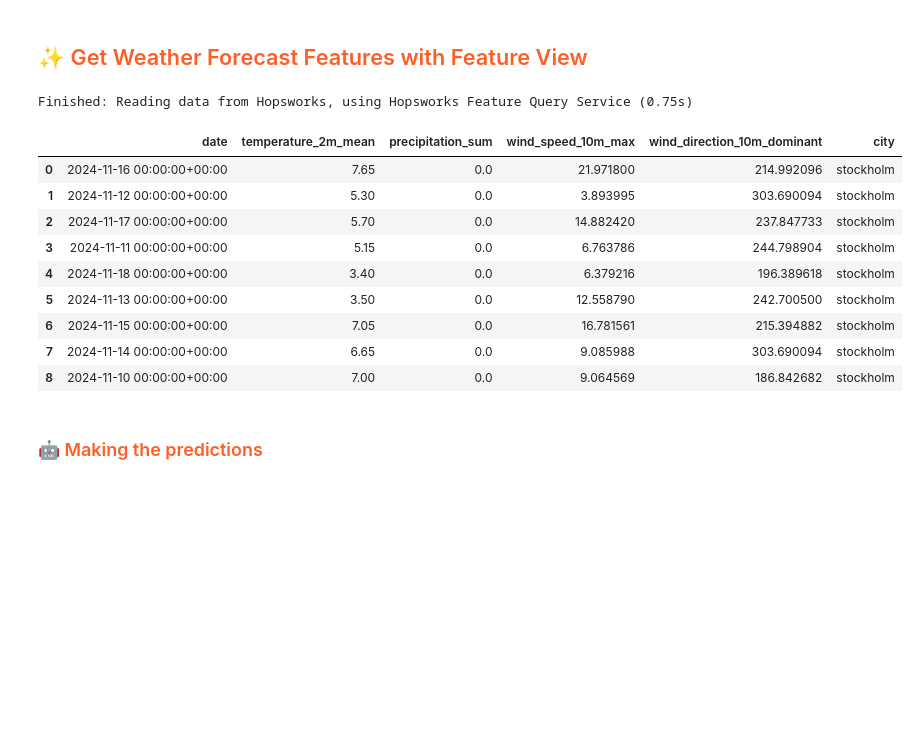
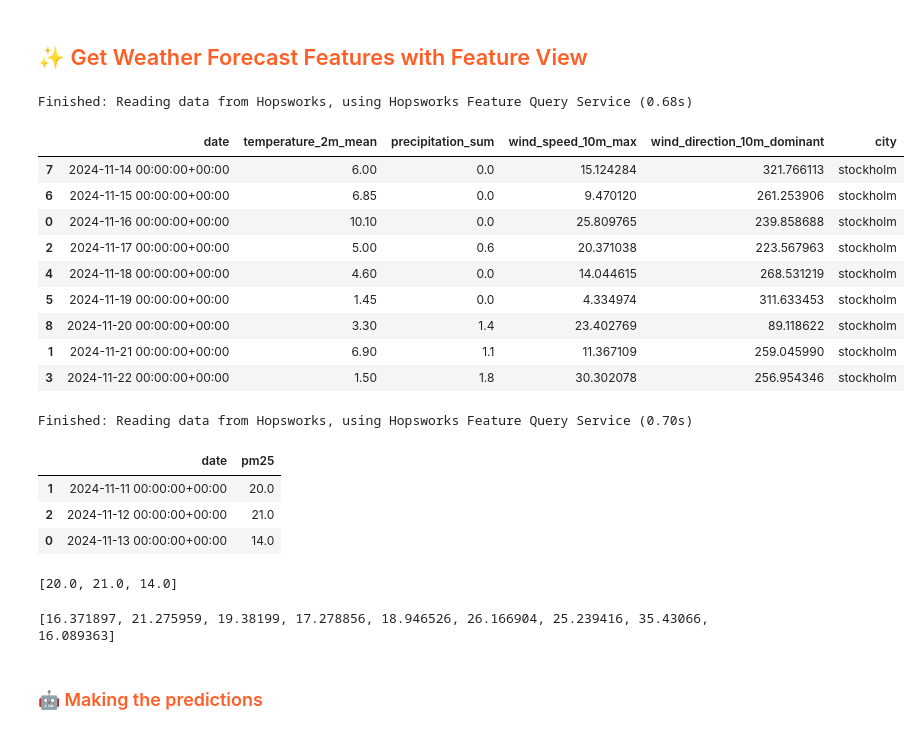
Before and after one commit to hishamad/mlfs-book, a Jupyter notebook: notebooks/ch03/4_air_quality_batch_inference.ipynb, the cells around one changed output. Saved outputs shown, nothing was run; the diff lists cells and outputs as text; code cells hidden in the pictures; blank space fills up the shorter version.

```diff
--- a/notebooks/ch03/4_air_quality_batch_inference.ipynb
+++ b/notebooks/ch03/4_air_quality_batch_inference.ipynb
@@ -92,19 +93,35 @@ XGBRegressor(base_score='2.4250517E1', booster='gbtree', callbacks=None,
 # %%
 weather_fg = fs.get_feature_group(
     name='weather',
     version=1,
 )
-batch_data = weather_fg.filter(weather_fg.date >= today).read()
+batch_data = weather_fg.filter(weather_fg.date >= today).read().sort_values(by=['date'])
 batch_data
 # %% [output]
-Finished: Reading data from Hopsworks, using Hopsworks Feature Query Service (0.75s)
+Finished: Reading data from Hopsworks, using Hopsworks Feature Query Service (0.68s)
 |  | date | temperature_2m_mean | precipitation_sum | wind_speed_10m_max | wind_direction_10m_dominant | city |
-| 0 | 2024-11-16 00:00:00+00:00 | 7.65 | 0.0 | 21.971800 | 214.992096 | stockholm |
-| 1 | 2024-11-12 00:00:00+00:00 | 5.30 | 0.0 | 3.893995 | 303.690094 | stockholm |
-| 2 | 2024-11-17 00:00:00+00:00 | 5.70 | 0.0 | 14.882420 | 237.847733 | stockholm |
-| 3 | 2024-11-11 00:00:00+00:00 | 5.15 | 0.0 | 6.763786 | 244.798904 | stockholm |
-| 4 | 2024-11-18 00:00:00+00:00 | 3.40 | 0.0 | 6.379216 | 196.389618 | stockholm |
-| 5 | 2024-11-13 00:00:00+00:00 | 3.50 | 0.0 | 12.558790 | 242.700500 | stockholm |
-| 6 | 2024-11-15 00:00:00+00:00 | 7.05 | 0.0 | 16.781561 | 215.394882 | stockholm |
-| 7 | 2024-11-14 00:00:00+00:00 | 6.65 | 0.0 | 9.085988 | 303.690094 | stockholm |
-| 8 | 2024-11-10 00:00:00+00:00 | 7.00 | 0.0 | 9.064569 | 186.842682 | stockholm |
+| 7 | 2024-11-14 00:00:00+00:00 | 6.00 | 0.0 | 15.124284 | 321.766113 | stockholm |
+| 6 | 2024-11-15 00:00:00+00:00 | 6.85 | 0.0 | 9.470120 | 261.253906 | stockholm |
+| 0 | 2024-11-16 00:00:00+00:00 | 10.10 | 0.0 | 25.809765 | 239.858688 | stockholm |
+| 2 | 2024-11-17 00:00:00+00:00 | 5.00 | 0.6 | 20.371038 | 223.567963 | stockholm |
+| 4 | 2024-11-18 00:00:00+00:00 | 4.60 | 0.0 | 14.044615 | 268.531219 | stockholm |
+| 5 | 2024-11-19 00:00:00+00:00 | 1.45 | 0.0 | 4.334974 | 311.633453 | stockholm |
+| 8 | 2024-11-20 00:00:00+00:00 | 3.30 | 1.4 | 23.402769 | 89.118622 | stockholm |
+| 1 | 2024-11-21 00:00:00+00:00 | 6.90 | 1.1 | 11.367109 | 259.045990 | stockholm |
+| 3 | 2024-11-22 00:00:00+00:00 | 1.50 | 1.8 | 30.302078 | 256.954346 | stockholm |
+# %%
+aq_fg = fs.get_feature_group(
+    name='air_quality',
+    version=1,
+)
+date_before = today - datetime.timedelta(days = 3)
+pm25_before = aq_fg.select(['date', 'pm25']).filter(aq_fg.date >= date_before).read().sort_values(by=['date'])
+# %% [output]
+Finished: Reading data from Hopsworks, using Hopsworks Feature Query Service (0.70s)
+# %%
+pm25_before
+# %% [output]
+|  | date | pm25 |
+| 1 | 2024-11-11 00:00:00+00:00 | 20.0 |
+| 2 | 2024-11-12 00:00:00+00:00 | 21.0 |
+| 0 | 2024-11-13 00:00:00+00:00 | 14.0 |
@@ -111,3 +130,21 @@ Finished: Reading data from Hopsworks, using Hopsworks Feature Query Service (0.
+# %%
+pm25_before
+# %% [output]
+[20.0, 21.0, 14.0]
+# %%
+predicted_pm25 = []
+for index, row in batch_data.iterrows():
+    row['pm25_1'] = pm25_before[2]
+    row['pm25_2'] = pm25_before[1]
+    row['pm25_3'] = pm25_before[0]
+    pred = retrieved_xgboost_model.predict([row[['temperature_2m_mean', 'precipitation_sum', 'wind_speed_10m_max', 'wind_direction_10m_dominant', \
+                                                              'pm25_1', 'pm25_2', 'pm25_3']]])[0]
+    predicted_pm25.append(pred)
+    pm25_before.pop(0)
+    pm25_before.append(pred)
+print(predicted_pm25)
+# %% [output]
+[16.371897, 21.275959, 19.38199, 17.278856, 18.946526, 26.166904, 25.239416, 35.43066, 16.089363]
 # %% [markdown]
 ### <span style="color:#ff5f27;">🤖 Making the predictions</span>
 # %%
```
Also changed, not shown: parts of 15 cells of this notebook, 12 other files.
